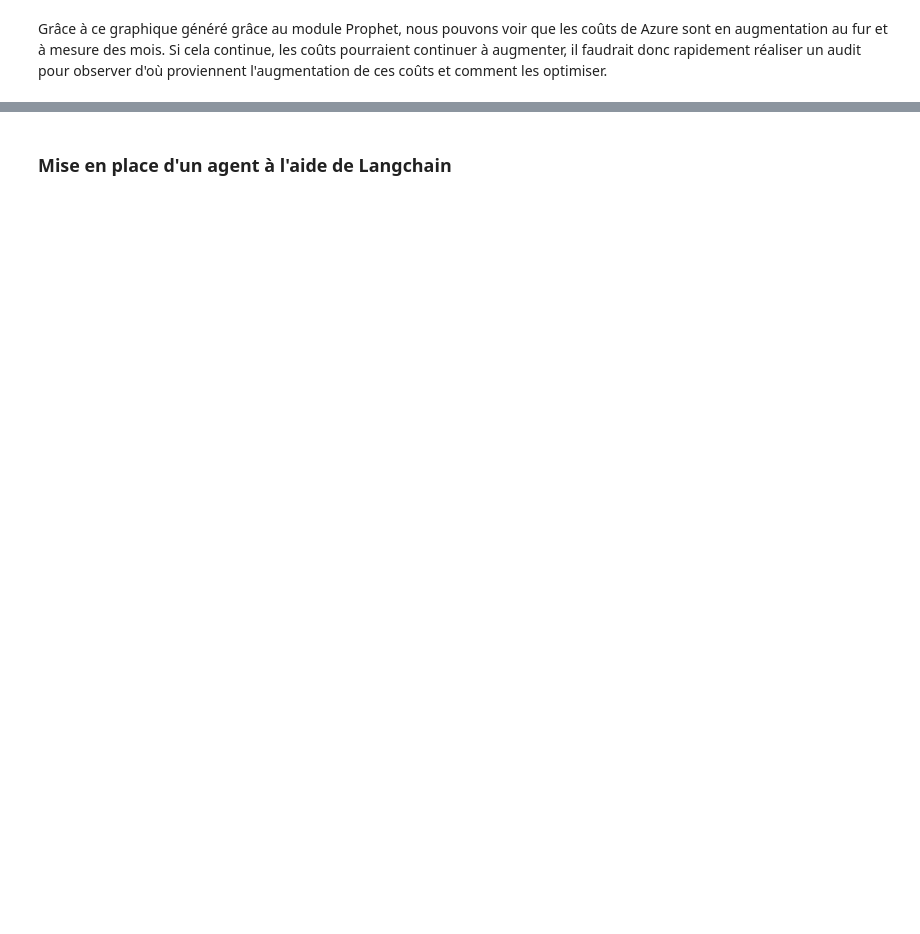
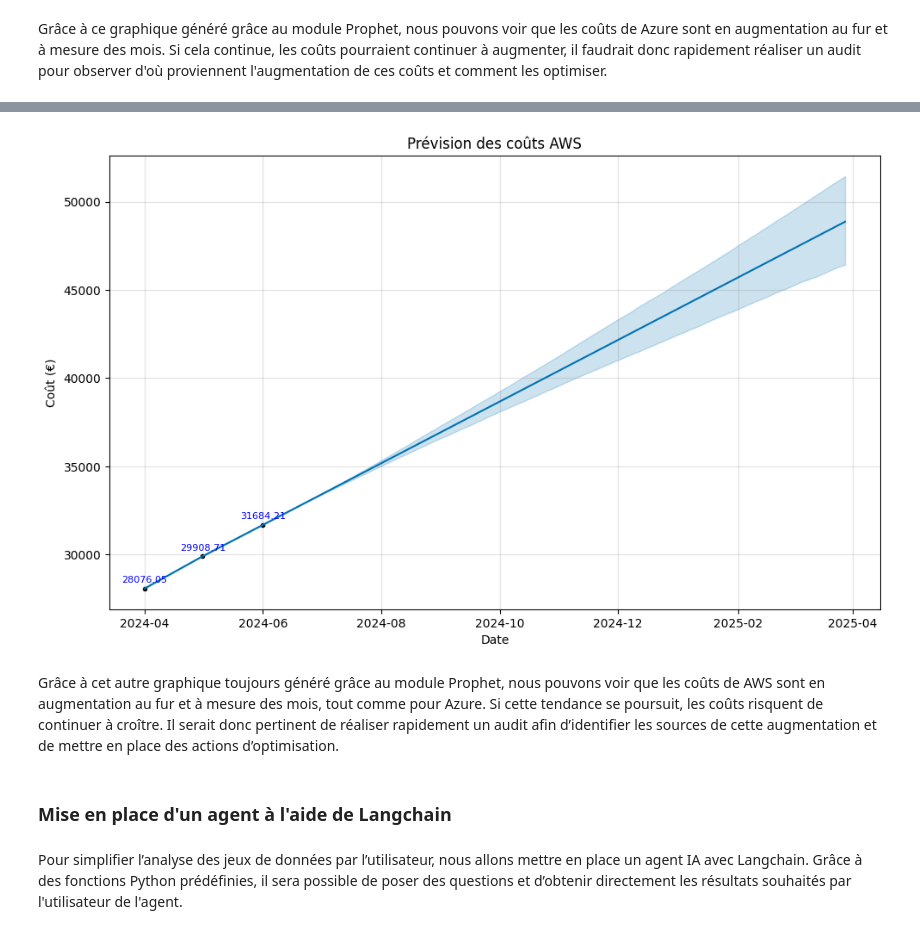
Before and after one commit to thomaszilliox1/FinOps-Projet-Costs-Monitoring-and-Prediction-from-Azure-and-AWS, a Jupyter notebook: FinOps-Projet-Costs-Monitoring-and-Prediction-from-Azure-and-AWS.ipynb, the cells around one changed output, grey strips where cells are left out. Drawn from its saved outputs; the diff is of its cells as text; code cells hidden in the pictures; blank space fills up the shorter version.

```diff
--- a/FinOps-Projet-Costs-Monitoring-and-Prediction-from-Azure-and-AWS.ipynb
+++ b/FinOps-Projet-Costs-Monitoring-and-Prediction-from-Azure-and-AWS.ipynb
@@ -32,0 +49,5 @@ print(df.head())
+# %%
+#Import des données AWS
+df_aws = pd.read_csv("/Users/thomaszilliox/Desktop/Bureau - MacBook Pro de Thomas/Doc Bureau/Etudes optimisation/Etude de cas FinOps et AI/Données fictives AWS.csv",sep=",", quotechar='"')
+print(df_aws.head())
+df_aws.info()
@@ -51,0 +111,5 @@ memory usage: 2.0+ KB
+# %%
+
+df_aws['Cost'] = df_aws['Cost'].astype(str).str.replace(',', '.').astype(float)
+df_aws['UsageDate'] = pd.to_datetime(df_aws['UsageDate'], format='%Y-%m-%d')
+df_aws['ServiceName'] = df_aws['ServiceName'].astype(str)
@@ -83,0 +274,31 @@ Grâce à ce graphique généré grâce au module Prophet, nous pouvons voir que
+# %%
+# 1. Importe le module matplotlib pour la visualisation
+import matplotlib.pyplot as plt
+
+# 2. Agrège les coûts par jour
+df_daily_2 = df_aws.groupby("UsageDate").agg({"Cost": "sum"}).reset_index()
+
+# 3. Renomme les colonnes pour Prophet
+df_daily_2.columns = ["ds", "y"]
+
+# 4. Initialise et entraîne le modèle Prophet
+model = Prophet()
+model.fit(df_daily_2)
+
+# 5. Crée un dataframe pour 30 jours futurs
+future = model.make_future_dataframe(periods=300)
+forecast = model.predict(future)
+
+# 6. Visualise les prévisions
+fig = model.plot(forecast)
+plt.title("Prévision des coûts AWS")
+plt.xlabel("Date")
+plt.ylabel("Coût (€)")
+
+# Annoter les points réels (y) sur la courbe d'apprentissage
+for x, y in zip(df_daily_2['ds'], df_daily_2['y']):
+    plt.annotate(f"{y:.2f}", (x, y), textcoords="offset points", xytext=(0,5), ha='center', fontsize=8, color='blue')
+
+
+plt.show()
+# %% [output]
@@ -84,5 +307,10 @@ Grâce à ce graphique généré grâce au module Prophet, nous pouvons voir que
+[figure, added]
+# %% [markdown]
+Grâce à cet autre graphique toujours généré grâce au module Prophet, nous pouvons voir que les coûts de AWS sont en augmentation au fur et à mesure des mois, tout comme pour Azure. Si cette tendance se poursuit, les coûts risquent de continuer à croître. Il serait donc pertinent de réaliser rapidement un audit afin d’identifier les sources de cette augmentation et de mettre en place des actions d’optimisation.
 # %% [markdown]
 ### Mise en place d'un agent à l'aide de Langchain
+# %% [markdown]
+Pour simplifier l’analyse des jeux de données par l’utilisateur, nous allons mettre en place un agent IA avec Langchain. Grâce à des fonctions Python prédéfinies, il sera possible de poser des questions et d’obtenir directement les résultats souhaités par l'utilisateur de l'agent.
 # %%
 from langchain_openai import ChatOpenAI
 from langchain.agents import initialize_agent, Tool
```
Also changed, not shown: parts of 14 cells of this notebook.
